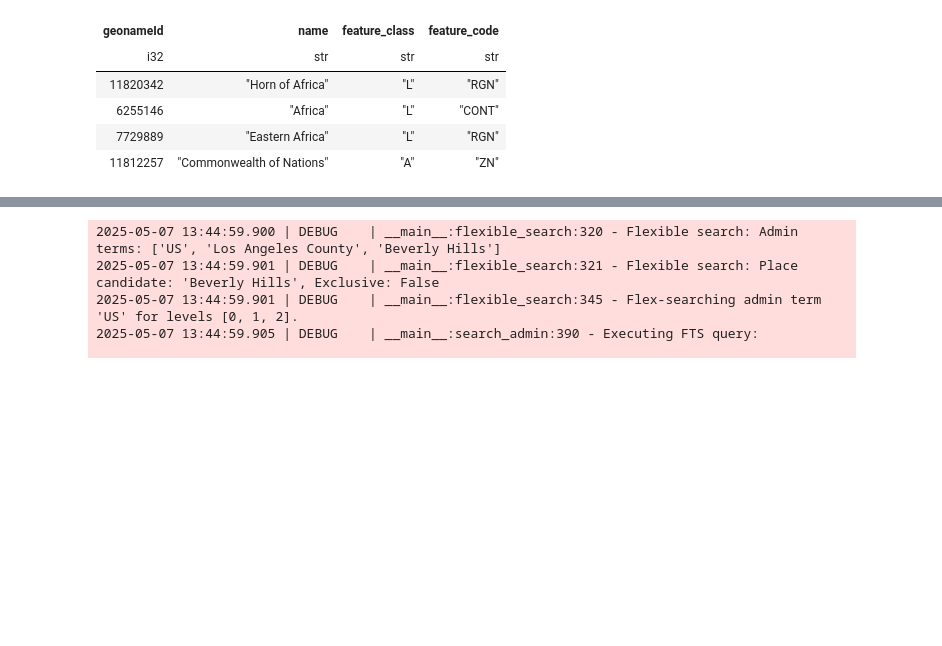
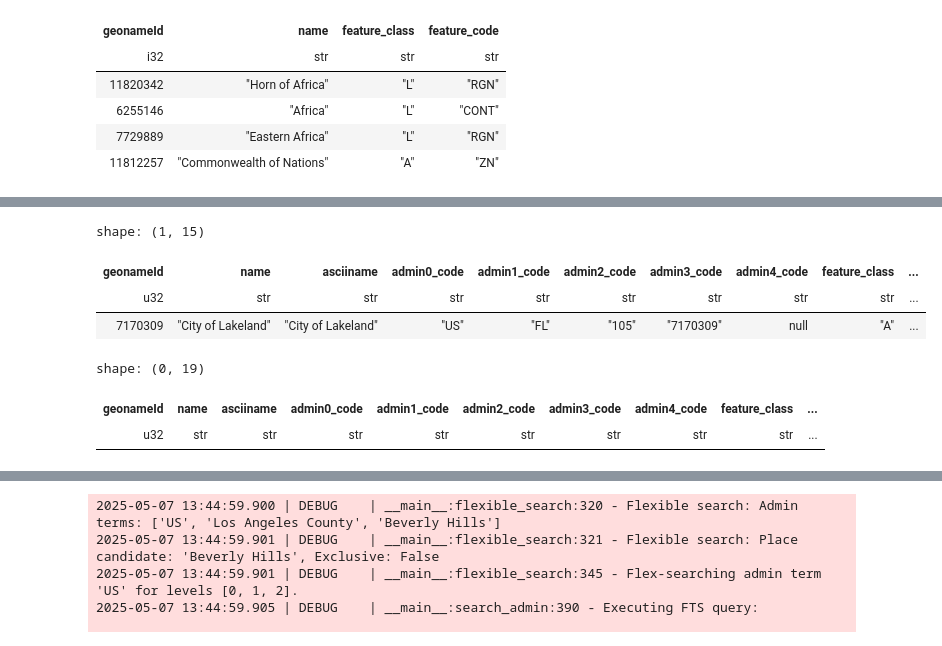
Before and after one commit to SamBroomy/heisenberg, a Jupyter notebook: test.ipynb, the cells around one changed output, grey strips where cells are left out. Drawn from its saved outputs; the diff is of its cells as text; code cells hidden in the pictures; blank space fills up the shorter version.

```diff
--- a/test.ipynb
+++ b/test.ipynb
@@ -2519,0 +2919,13 @@ shape: (3, 17)
+# %%
+results_short[1]
+# %% [output]
+shape: (1, 15)
+| geonameId | name | asciiname | admin0_code | admin1_code | admin2_code | admin3_code | admin4_code | feature_class | ... |
+| u32 | str | str | str | str | str | str | str | str | ... |
+| 7170309 | "City of Lakeland" | "City of Lakeland" | "US" | "FL" | "105" | "7170309" | null | "A" | ... |
+# %%
+con.table("places_search").pl().filter(geonameId=7170309)
+# %% [output]
+shape: (0, 19)
+| geonameId | name | asciiname | admin0_code | admin1_code | admin2_code | admin3_code | admin4_code | feature_class | ... |
+| u32 | str | str | str | str | str | str | str | str | ... |
```
Also changed, not shown: parts of 22 cells of this notebook, 12 other files.
